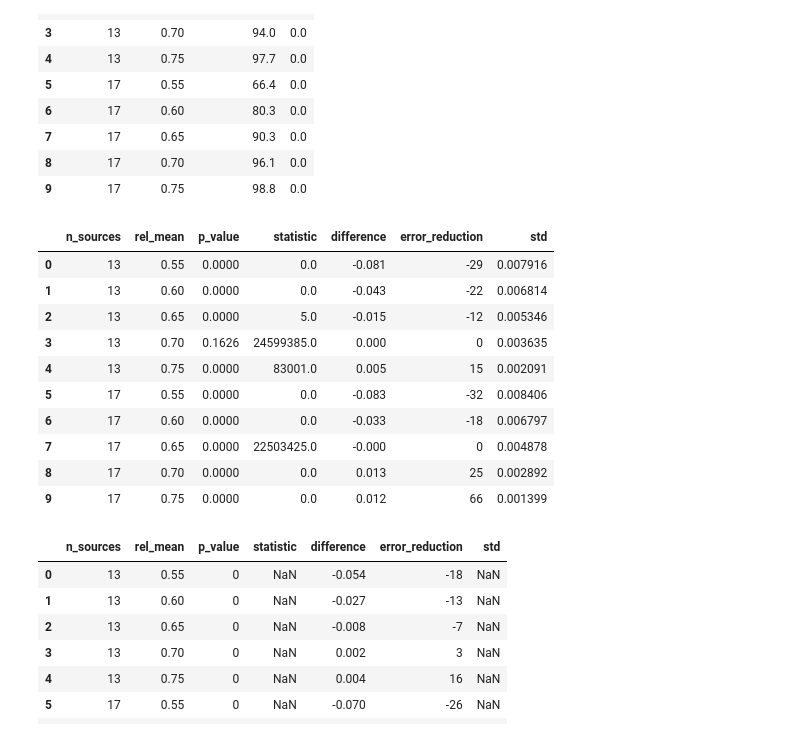
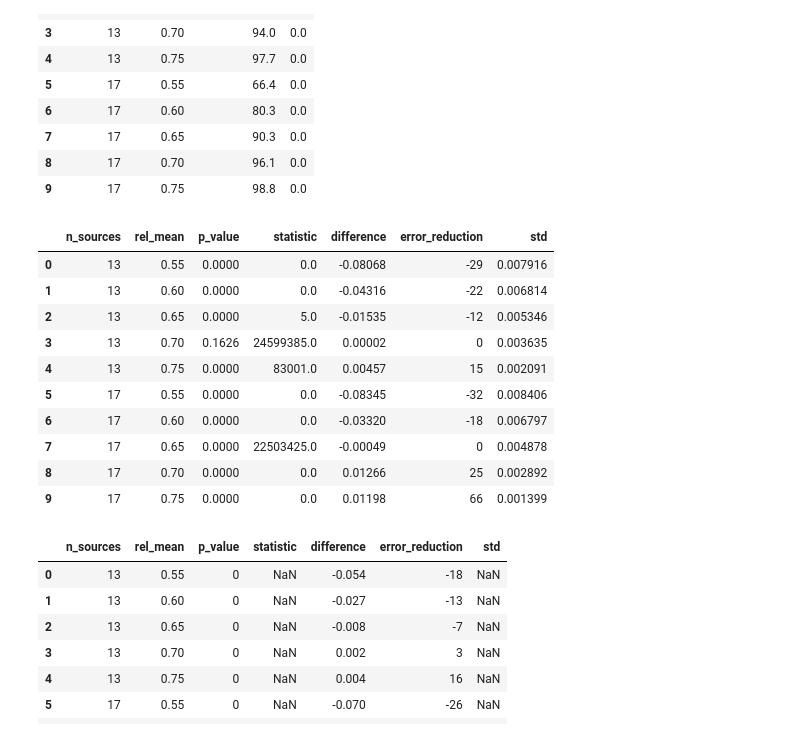
Before and after one commit to HeinDuijf/DiversityAbility, a Jupyter notebook: DataAnalysis.ipynb, the cells around one changed output. Saved outputs shown, nothing was run; the diff lists cells and outputs as text; code cells hidden in the pictures.

```diff
--- a/DataAnalysis.ipynb
+++ b/DataAnalysis.ipynb
@@ -40,19 +40,19 @@ produce_df(outcome="pool_accuracy", team_type="diverse")
 | 8 | 17 | 0.70 | 96.1 | 0.0 |
 | 9 | 17 | 0.75 | 98.8 | 0.0 |
 # %%
-produce_df_1samp("accuracy")
+produce_df_1samp("accuracy", n_decimals=5)
 # %% [output]
 |  | n_sources | rel_mean | p_value | statistic | difference | error_reduction | std |
-| 0 | 13 | 0.55 | 0.0000 | 0.0 | -0.081 | -29 | 0.007916 |
-| 1 | 13 | 0.60 | 0.0000 | 0.0 | -0.043 | -22 | 0.006814 |
-| 2 | 13 | 0.65 | 0.0000 | 5.0 | -0.015 | -12 | 0.005346 |
-| 3 | 13 | 0.70 | 0.1626 | 24599385.0 | 0.000 | 0 | 0.003635 |
-| 4 | 13 | 0.75 | 0.0000 | 83001.0 | 0.005 | 15 | 0.002091 |
-| 5 | 17 | 0.55 | 0.0000 | 0.0 | -0.083 | -32 | 0.008406 |
-| 6 | 17 | 0.60 | 0.0000 | 0.0 | -0.033 | -18 | 0.006797 |
-| 7 | 17 | 0.65 | 0.0000 | 22503425.0 | -0.000 | 0 | 0.004878 |
-| 8 | 17 | 0.70 | 0.0000 | 0.0 | 0.013 | 25 | 0.002892 |
-| 9 | 17 | 0.75 | 0.0000 | 0.0 | 0.012 | 66 | 0.001399 |
+| 0 | 13 | 0.55 | 0.0000 | 0.0 | -0.08068 | -29 | 0.007916 |
+| 1 | 13 | 0.60 | 0.0000 | 0.0 | -0.04316 | -22 | 0.006814 |
+| 2 | 13 | 0.65 | 0.0000 | 5.0 | -0.01535 | -12 | 0.005346 |
+| 3 | 13 | 0.70 | 0.1626 | 24599385.0 | 0.00002 | 0 | 0.003635 |
+| 4 | 13 | 0.75 | 0.0000 | 83001.0 | 0.00457 | 15 | 0.002091 |
+| 5 | 17 | 0.55 | 0.0000 | 0.0 | -0.08345 | -32 | 0.008406 |
+| 6 | 17 | 0.60 | 0.0000 | 0.0 | -0.03320 | -18 | 0.006797 |
+| 7 | 17 | 0.65 | 0.0000 | 22503425.0 | -0.00049 | 0 | 0.004878 |
+| 8 | 17 | 0.70 | 0.0000 | 0.0 | 0.01266 | 25 | 0.002892 |
+| 9 | 17 | 0.75 | 0.0000 | 0.0 | 0.01198 | 66 | 0.001399 |
 # %%
 produce_df_1samp("pool_accuracy")
 # %% [output]
```
